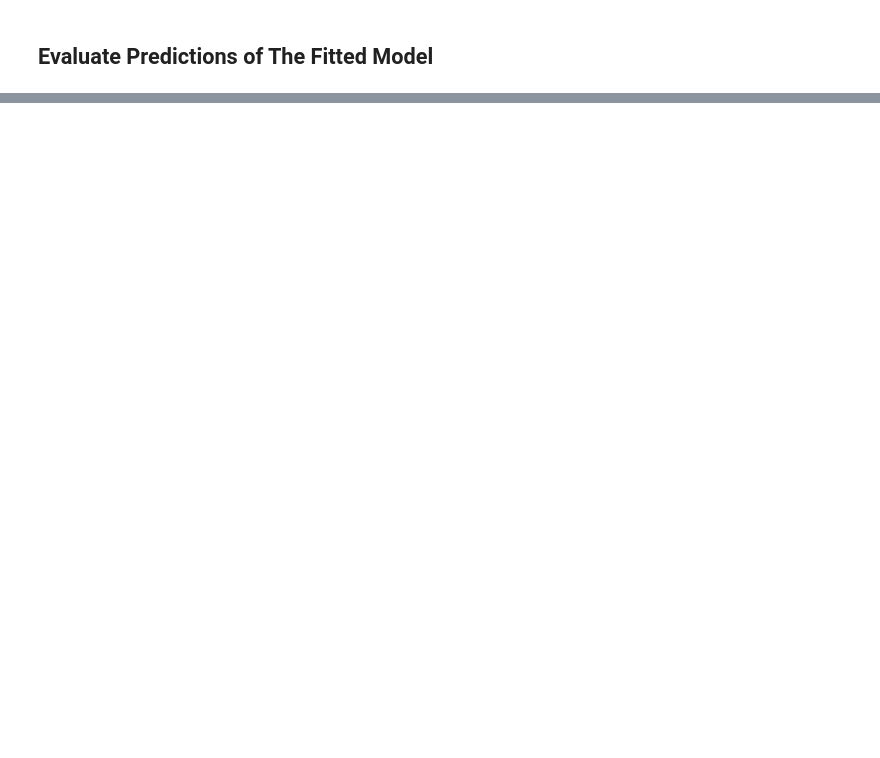
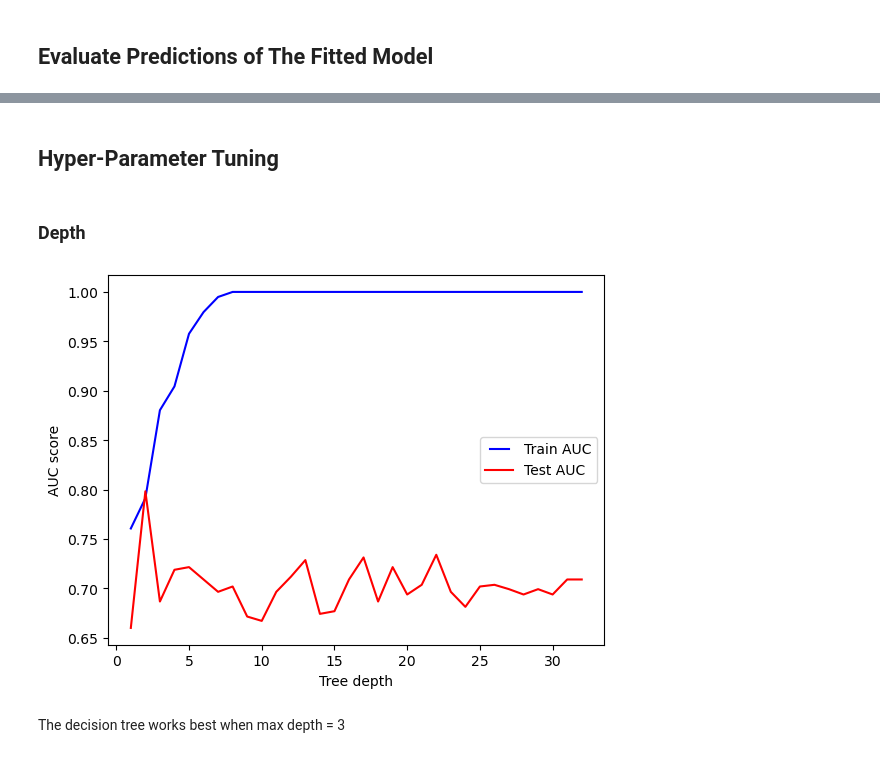
Before and after one commit to jonleesy/F21DLHeartDiseaseClassification, a Jupyter notebook: Model/HeartDisease_Part3.ipynb, the cells around one changed output, grey strips where cells are left out. Drawn from its saved outputs; the diff is of its cells as text; code cells hidden in the pictures; blank space fills up the shorter version.

```diff
--- a/Model/HeartDisease_Part3.ipynb
+++ b/Model/HeartDisease_Part3.ipynb
@@ -203,0 +211,31 @@ weighted avg       0.95      0.95      0.94        91
+# %% [markdown]
+## __Hyper-Parameter Tuning__
+# %% [markdown]
+### __Depth__
+# %%
+max_depths = np.linspace(1, 32, 32, endpoint=True)
+train_results = []
+test_results = []
+for max_depth in max_depths:
+   clf_depth = DecisionTreeClassifier(max_depth=max_depth)
+   clf_depth.fit(X_train, y_train)
+   train_pred = clf_depth.predict(X_train)
+   false_positive_rate, true_positive_rate, thresholds = roc_curve(y_train, train_pred)
+   roc_auc = auc(false_positive_rate, true_positive_rate)
+   # Add auc score to previous train results
+   train_results.append(roc_auc)
+   y_pred = clf_depth.predict(X_test)
+   false_positive_rate, true_positive_rate, thresholds = roc_curve(y_test, y_pred)
+   roc_auc = auc(false_positive_rate, true_positive_rate)
+   # Add auc score to previous test results
+   test_results.append(roc_auc)
+line1, = plt.plot(max_depths, train_results, 'b', label="Train AUC")
+line2, = plt.plot(max_depths, test_results, 'r', label="Test AUC")
+plt.legend(handler_map={line1: HandlerLine2D(numpoints=2)})
+plt.ylabel('AUC score')
+plt.xlabel('Tree depth')
+plt.show()
+# %% [output]
+[figure, added]
+# %% [markdown]
+The decision tree works best when max depth = 3
```
Also changed, not shown: parts of 24 cells of this notebook.
